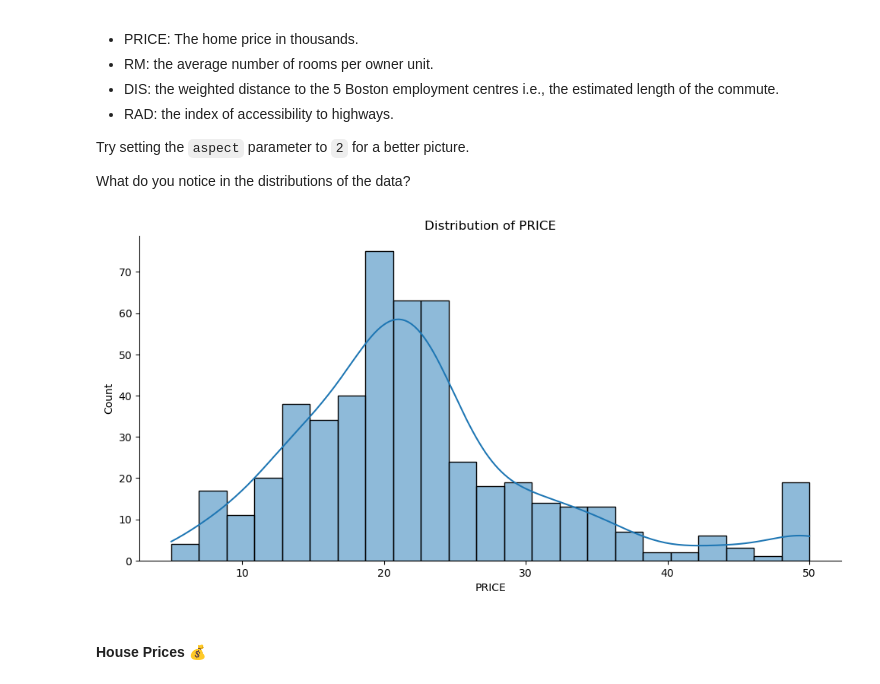
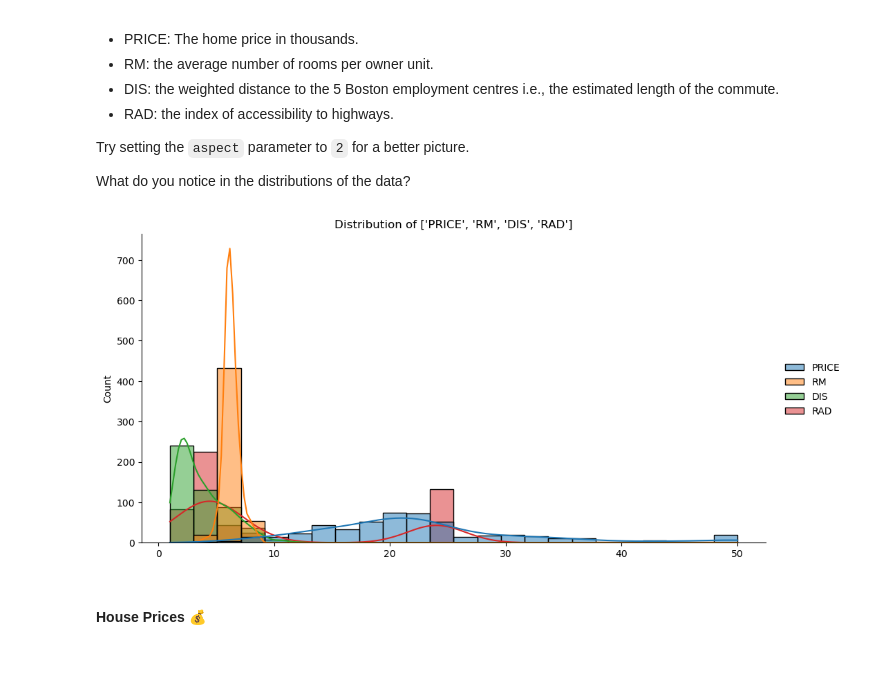
Before and after one commit to BodeMurairi/python_programming_bootcamp, a Jupyter notebook: tasks/day_81/multivariable_Regression_(Start)/Multivariable_Regression_and_Valuation_Model_(start).ipynb, the cells around one changed output. Drawn from its saved outputs; the diff is of its cells as text; code cells hidden in the pictures.

```diff
--- a/tasks/day_81/multivariable_Regression_(Start)/Multivariable_Regression_and_Valuation_Model_(start).ipynb
+++ b/tasks/day_81/multivariable_Regression_(Start)/Multivariable_Regression_and_Valuation_Model_(start).ipynb
@@ -165,11 +165,12 @@ Try setting the `aspect` parameter to `2` for a better picture.
 
 What do you notice in the distributions of the data?
 # %%
-sns.displot(data["PRICE"], kde=True, aspect=2)
-plt.title(f'Distribution of PRICE')
+var = ['PRICE', 'RM', 'DIS', 'RAD']
+sns.displot(data[var], kde=True, aspect=2)
+plt.title(f'Distribution of {var}')
 plt.show()
 # %% [output]
-[figure, old version]
+[figure, new version]
 # %% [markdown]
 #### House Prices 💰
 # %% [markdown]
```
Also changed, not shown: parts of 35 cells of this notebook, 3 other files.
